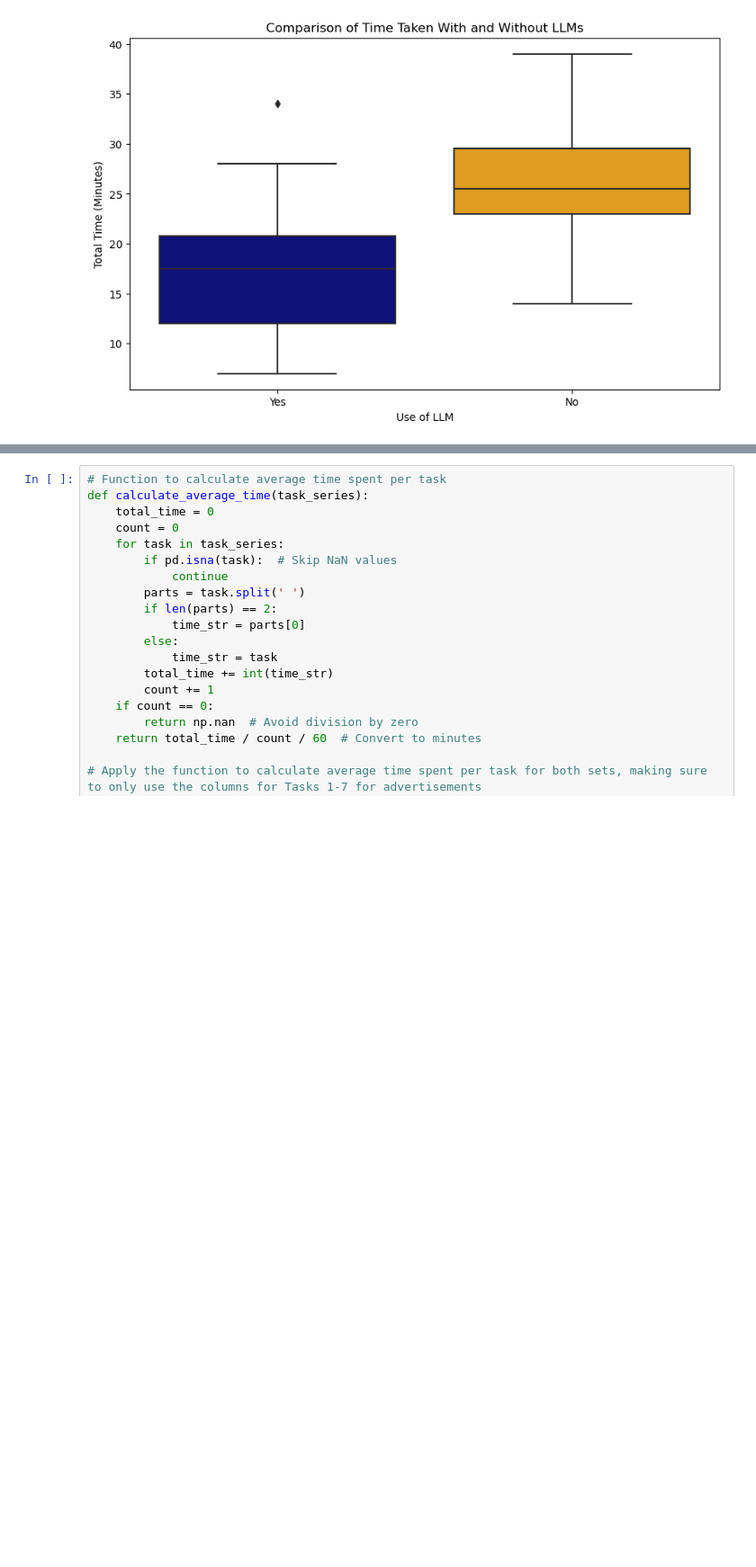
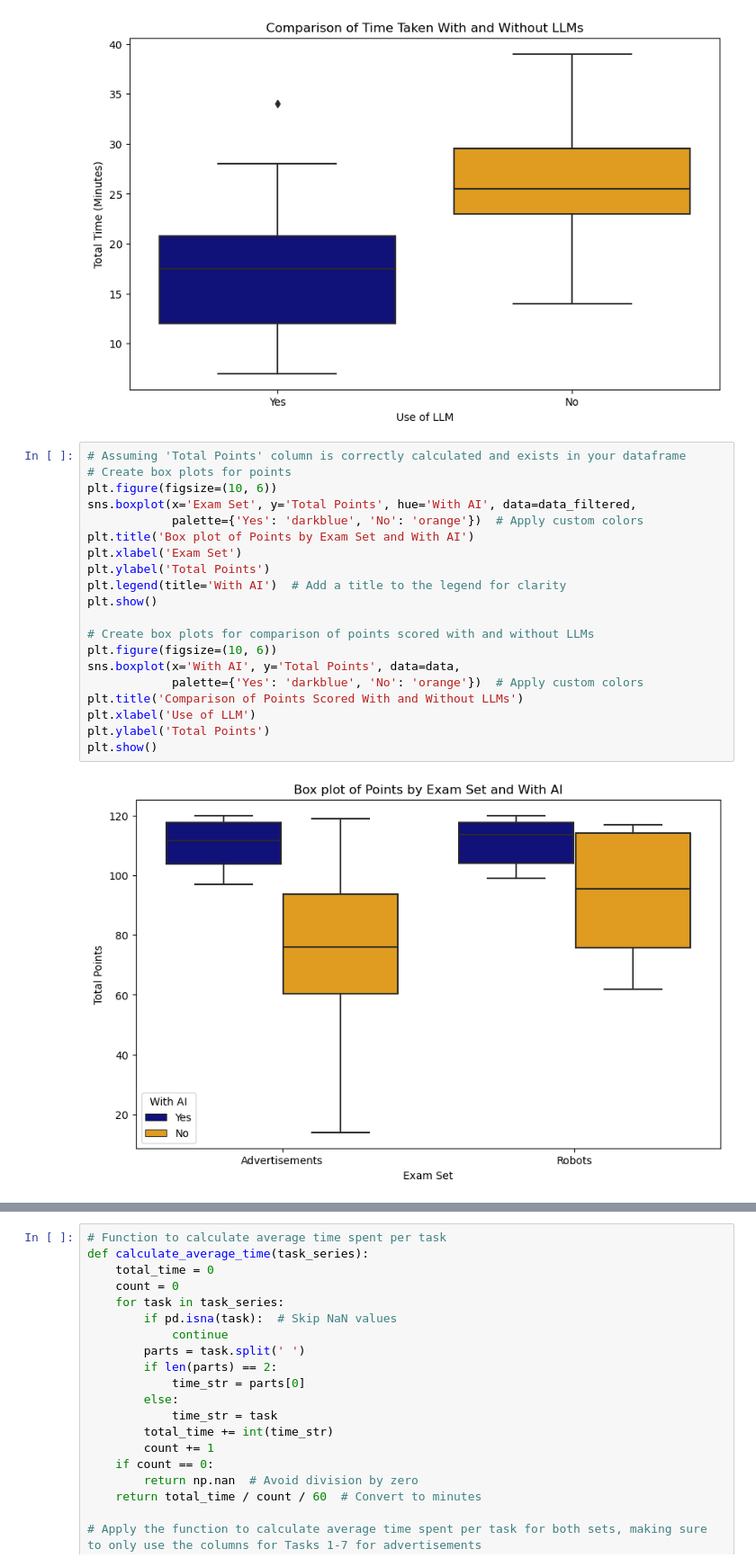
Before and after one commit to cseetreview/review_project, a Jupyter notebook: Notebook.ipynb, the cells around one changed output, grey strips where cells are left out. Shown: that part at 90% size. Cells and saved outputs as stored; diff of their text form; blank space fills up the shorter version.

Commit message:
statistics + boxplots

```diff
--- a/Notebook.ipynb
+++ b/Notebook.ipynb
@@ -58,3 +58,25 @@ plt.show()
 # %% [output]
 [figure]
 [figure]
+# %%
+# Assuming 'Total Points' column is correctly calculated and exists in your dataframe
+# Create box plots for points
+plt.figure(figsize=(10, 6))
+sns.boxplot(x='Exam Set', y='Total Points', hue='With AI', data=data_filtered,
+            palette={'Yes': 'darkblue', 'No': 'orange'})  # Apply custom colors
+plt.title('Box plot of Points by Exam Set and With AI')
+plt.xlabel('Exam Set')
+plt.ylabel('Total Points')
+plt.legend(title='With AI')  # Add a title to the legend for clarity
+plt.show()
+
+# Create box plots for comparison of points scored with and without LLMs
+plt.figure(figsize=(10, 6))
+sns.boxplot(x='With AI', y='Total Points', data=data,
+            palette={'Yes': 'darkblue', 'No': 'orange'})  # Apply custom colors
+plt.title('Comparison of Points Scored With and Without LLMs')
+plt.xlabel('Use of LLM')
+plt.ylabel('Total Points')
+plt.show()
+# %% [output]
+[figure, added]
```
Also changed, not shown: parts of 5 cells of this notebook.
